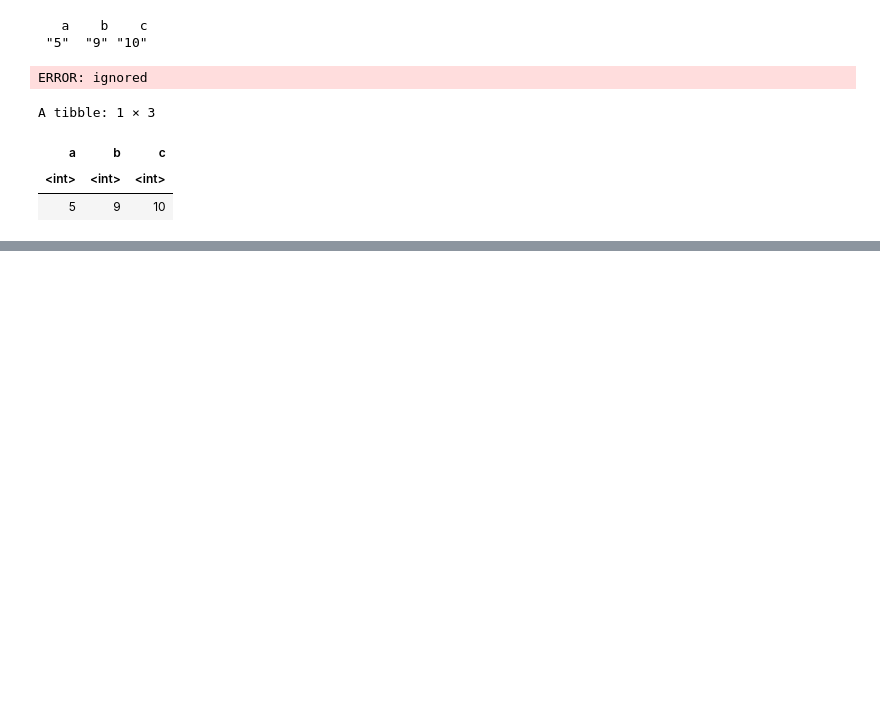
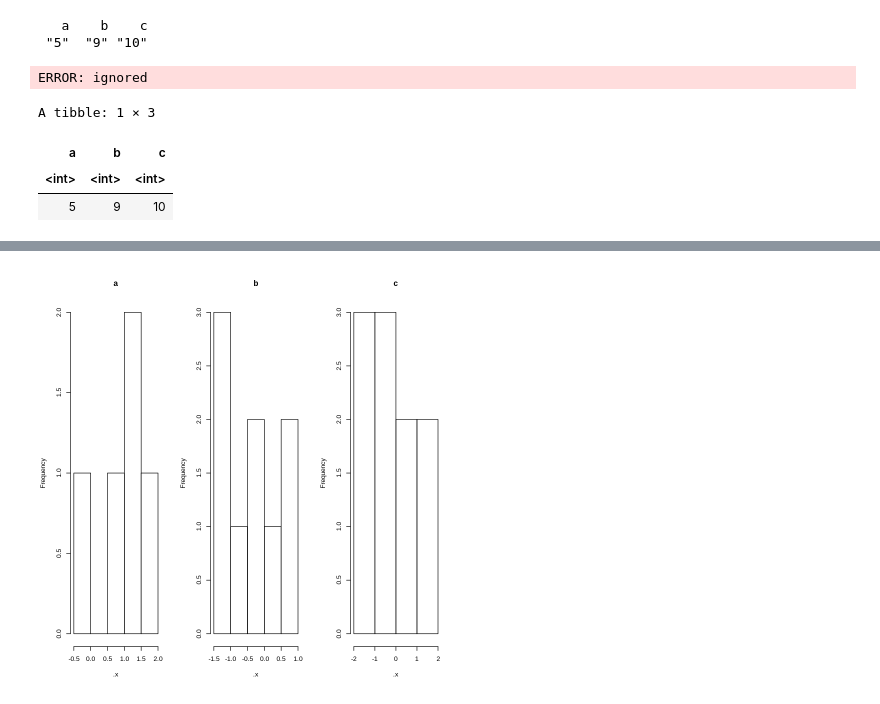
Before and after one commit to meaningfromdata/Machine-Learning-With-R-Book, a Jupyter notebook: 20200919_chap_1_purrr_ML_with_R.ipynb, the cells around one changed output, grey strips where cells are left out. Cells and saved outputs as stored; diff of their text form; code cells hidden in the pictures; blank space fills up the shorter version.

```diff
--- a/20200919_chap_1_purrr_ML_with_R.ipynb
+++ b/20200919_chap_1_purrr_ML_with_R.ipynb
@@ -93,0 +131,7 @@ A tibble: 1 × 3
+# %%
+# iwalk() will allow for labeling of the plots by the element's index
+# (e.g. "a", "b", "c" in these plots)
+par(mfrow = c(1, 3))
+iwalk(listOfNumerics, ~hist(.x, main = .y))
+# %% [output]
+[figure, added]
```
Also changed, not shown: parts of 7 cells of this notebook.
